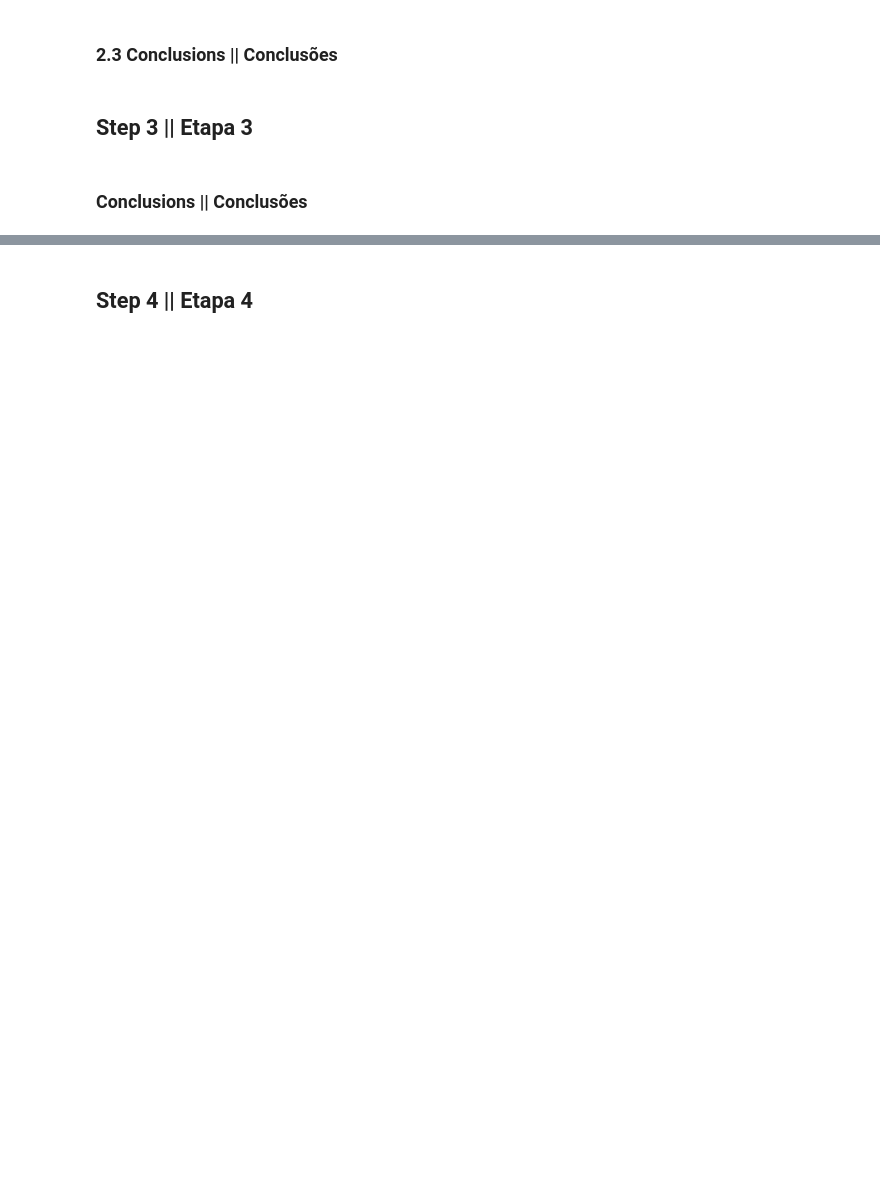
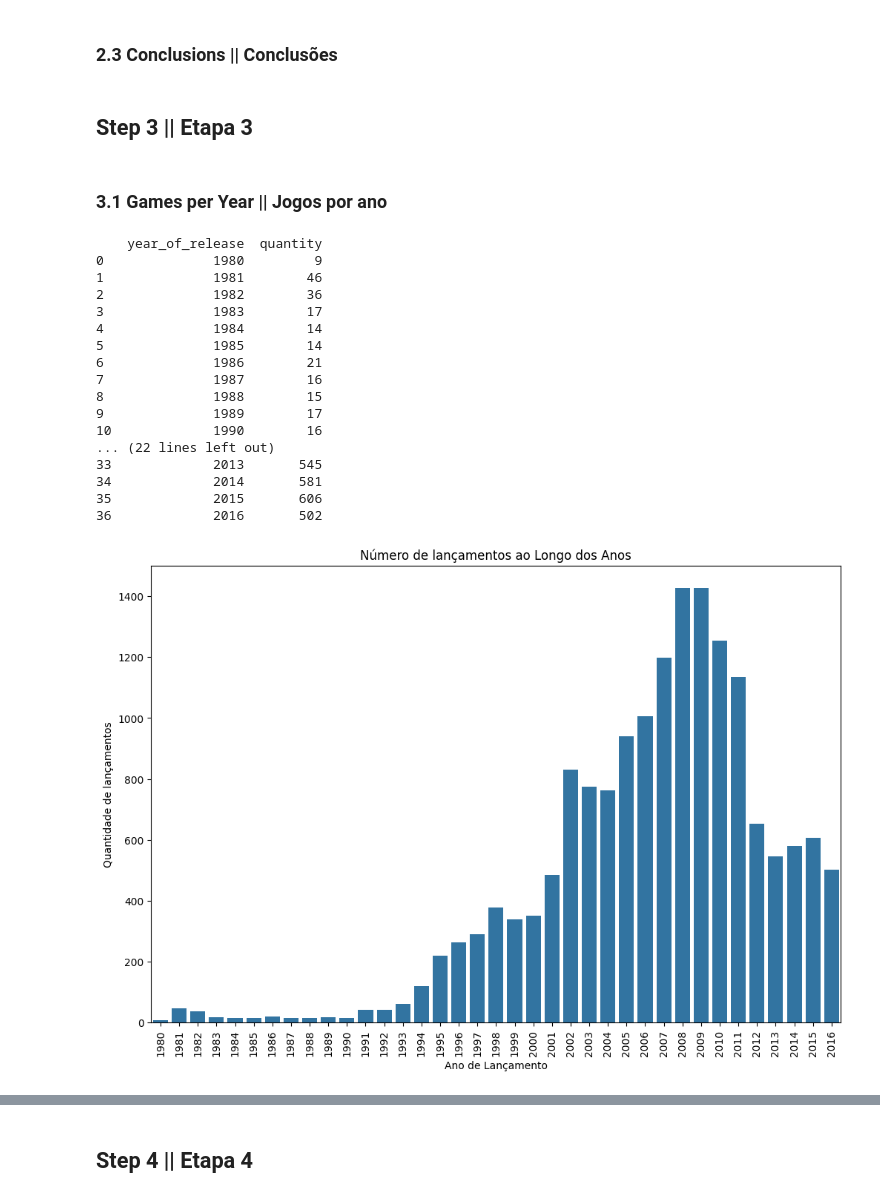
Before and after one commit to luccacondratiuk/videogame_sales_case, a Jupyter notebook: eda.ipynb, the cells around one changed output, grey strips where cells are left out. Cells and saved outputs as stored; diff of their text form; code cells hidden in the pictures; blank space fills up the shorter version.

```diff
--- a/eda.ipynb
+++ b/eda.ipynb
@@ -50,0 +618,16 @@
+# %%
+for name in games_with_different_data_nullable(df, 'name', 'user_score'):
+  print("---------- Before || Antes ----------")
+  print_repeated_info(df,name, "user_score" )
+  score_list = []
+  for index, row in df[(df["name"]==name) & (df["user_score"].apply(is_float_not_nan))].iterrows():
+      score_list.append(float(row["user_score"]))
+  if(len(score_list)!=0):
+    if((max(score_list)-min(score_list))<2):
+      df.loc[(df['name'] == name) & ((df['user_score'].isna())|(df['user_score']=='tbd')), 'user_score'] = sum(score_list)/len(score_list)
+  print("---------- After || Depois ----------")
+  print_repeated_info(df,name, "user_score" )
+  print()
+  print()
+
+print(games_with_different_data_nullable(df, 'name', 'user_score'))
@@ -50,0 +751,6 @@
+# %%
+df['user_score'] = df['user_score'].replace('tbd', np.nan)
+df.fillna({"name":"Unknown", "genre": "Unknown", "rating":"Unknown"},inplace=True)
+df.dropna(subset=["year_of_release"],inplace=True)
+
+print_info(df)
@@ -50,0 +777,7 @@
+# %%
+df["year_of_release"] = pd.to_numeric(df["year_of_release"],errors='coerce').astype('int')
+df["user_score"] = df["user_score"].astype("float",errors='ignore')
+df["genre"] = df["genre"].astype("category",errors='ignore')
+df["rating"] = df["rating"].astype("category",errors='ignore')
+df["platform"] = df["platform"].astype("category",errors='ignore')
+print_info(df)
@@ -51,2 +802,5 @@
 # %% [markdown]
 ### 2.2 Adding computed Data || Adicionando dados computados
+# %%
+df["total_sales"] = df["na_sales"] + df["jp_sales"] + df["eu_sales"] + df["other_sales"]
+print_info(df)
@@ -54,5 +826,37 @@
 ### 2.3 Conclusions || Conclusões
 # %% [markdown]
 ## Step 3 || Etapa 3
-# %% [markdown]
-### Conclusions || Conclusões
+# %% [markdown]
+### 3.1 Games per Year || Jogos por ano
+# %%
+# Agrupamento de jogos por ano de lançamento
+games_per_year = df.groupby('year_of_release', as_index=False).size()
+games_per_year.columns = ['year_of_release', 'quantity']
+print(games_per_year)
+
+plt.figure(figsize=(12, 8))
+sns.barplot(x="year_of_release", y = "quantity", data=games_per_year)
+plt.title('Número de lançamentos ao Longo dos Anos')
+plt.ylabel('Quantidade de lançamentos')
+plt.xlabel('Ano de Lançamento')
+plt.xticks(rotation=90)
+plt.show()
+# %% [output]
+    year_of_release  quantity
+0              1980         9
+1              1981        46
+2              1982        36
+3              1983        17
+4              1984        14
+5              1985        14
+6              1986        21
+7              1987        16
+8              1988        15
+9              1989        17
+10             1990        16
+... (22 lines left out)
+33             2013       545
+34             2014       581
+35             2015       606
+36             2016       502
+[figure, added]
```
Also changed, not shown: parts of 97 cells of this notebook, 3 other files.
